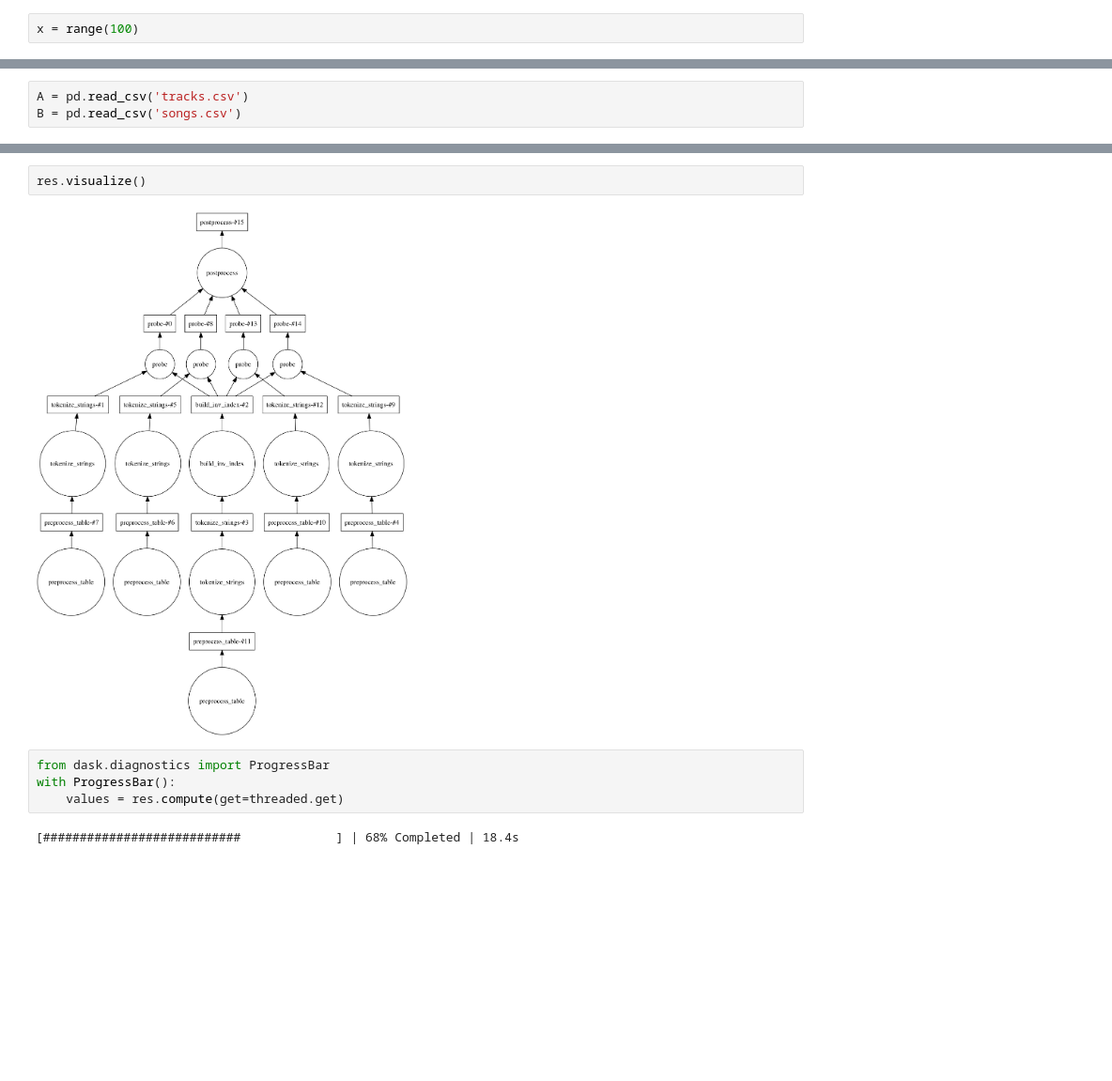
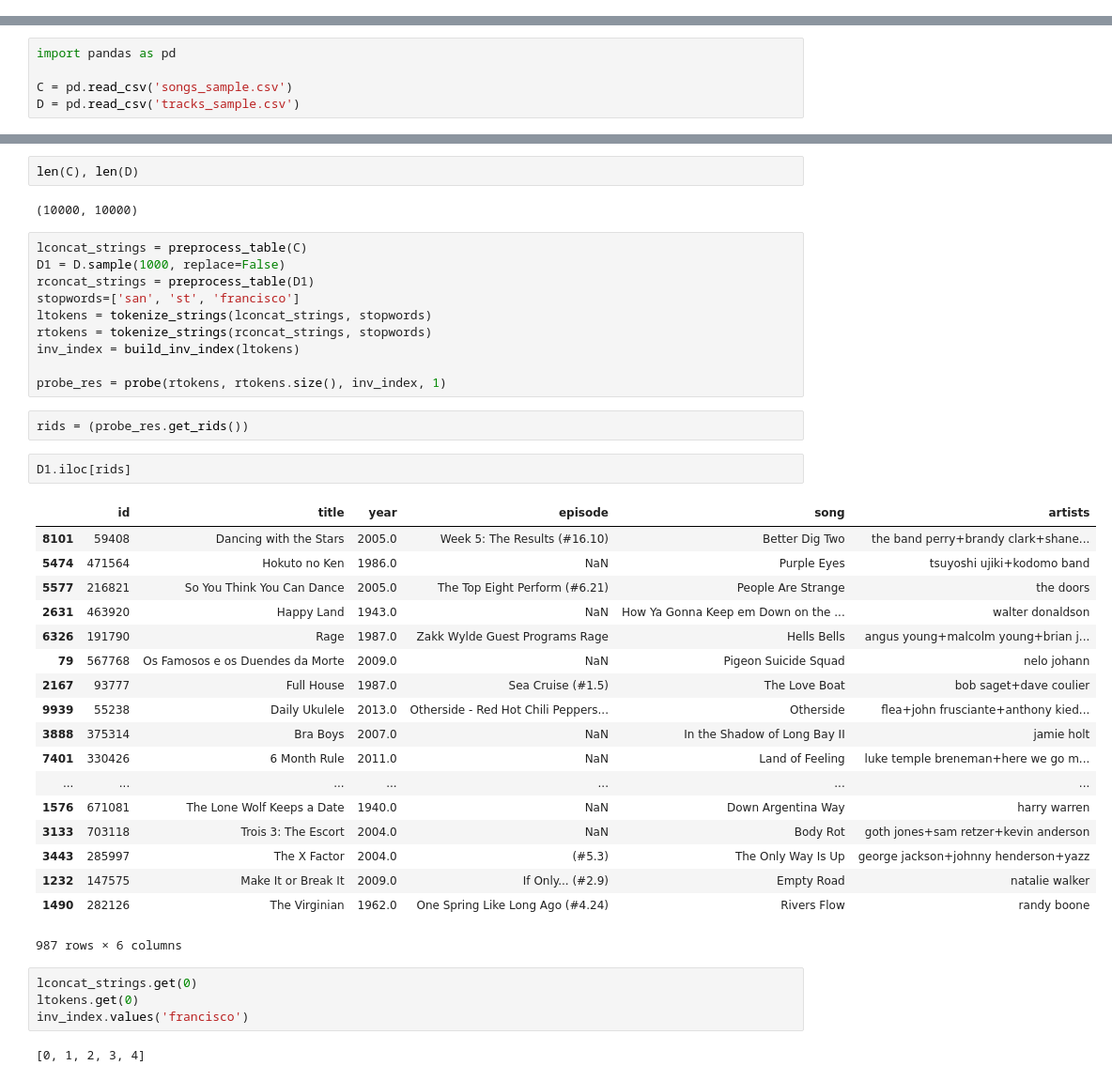
Before and after one commit to kvpradap/dmagellan, a Jupyter notebook: notebooks/mur-try4.ipynb, the cells around one changed output, grey strips where cells are left out. Shown: that part at 94% size. Drawn from its saved outputs; the diff is of its cells as text; blank space fills up the shorter version.

```diff
--- a/notebooks/mur-try4.ipynb
+++ b/notebooks/mur-try4.ipynb
@@ -121,2 +0,0 @@ def preprocess_table(dataframe):
-# %%
-x = range(100)
@@ -167,3 +256,5 @@ def downsample(ltable, rtable, sample_size, y_param, stopwords=[], n_lchunks=1,
 # %%
-A = pd.read_csv('tracks.csv')
-B = pd.read_csv('songs.csv')
+import pandas as pd
+
+C = pd.read_csv('songs_sample.csv')
+D = pd.read_csv('tracks_sample.csv')
@@ -176,10 +261,43 @@ build_inv_index: 8.29696655273e-05
-# %%
-res.visualize()
-# %% [output]
-[figure, removed]
-# %%
-from dask.diagnostics import ProgressBar
-with ProgressBar():
-    values = res.compute(get=threaded.get)
-# %% [output]
-[###########################             ] | 68% Completed | 18.4s
+# %%
+len(C), len(D)
+# %% [output]
+(10000, 10000)
+# %%
+lconcat_strings = preprocess_table(C)
+D1 = D.sample(1000, replace=False)
+rconcat_strings = preprocess_table(D1)
+stopwords=['san', 'st', 'francisco']
+ltokens = tokenize_strings(lconcat_strings, stopwords)
+rtokens = tokenize_strings(rconcat_strings, stopwords)
+inv_index = build_inv_index(ltokens)
+
+probe_res = probe(rtokens, rtokens.size(), inv_index, 1)
+# %%
+rids = (probe_res.get_rids())
+# %%
+D1.iloc[rids]
+# %% [output]
+|  | id | title | year | episode | song | artists |
+| 8101 | 59408 | Dancing with the Stars | 2005.0 | Week 5: The Results (#16.10) | Better Dig Two | the band perry+brandy clark+shane... |
+| 5474 | 471564 | Hokuto no Ken | 1986.0 | NaN | Purple Eyes | tsuyoshi ujiki+kodomo band |
+| 5577 | 216821 | So You Think You Can Dance | 2005.0 | The Top Eight Perform (#6.21) | People Are Strange | the doors |
+| 2631 | 463920 | Happy Land | 1943.0 | NaN | How Ya Gonna Keep em Down on the ... | walter donaldson |
+| 6326 | 191790 | Rage | 1987.0 | Zakk Wylde Guest Programs Rage | Hells Bells | angus young+malcolm young+brian j... |
+| 79 | 567768 | Os Famosos e os Duendes da Morte | 2009.0 | NaN | Pigeon Suicide Squad | nelo johann |
+| 2167 | 93777 | Full House | 1987.0 | Sea Cruise (#1.5) | The Love Boat | bob saget+dave coulier |
+| 9939 | 55238 | Daily Ukulele | 2013.0 | Otherside - Red Hot Chili Peppers... | Otherside | flea+john frusciante+anthony kied... |
+| 3888 | 375314 | Bra Boys | 2007.0 | NaN | In the Shadow of Long Bay II | jamie holt |
+| 7401 | 330426 | 6 Month Rule | 2011.0 | NaN | Land of Feeling | luke temple breneman+here we go m... |
+| ... | ... | ... | ... | ... | ... | ... |
+| 1576 | 671081 | The Lone Wolf Keeps a Date | 1940.0 | NaN | Down Argentina Way | harry warren |
+| 3133 | 703118 | Trois 3: The Escort | 2004.0 | NaN | Body Rot | goth jones+sam retzer+kevin anderson |
+| 3443 | 285997 | The X Factor | 2004.0 | (#5.3) | The Only Way Is Up | george jackson+johnny henderson+yazz |
+| 1232 | 147575 | Make It or Break It | 2009.0 | If Only... (#2.9) | Empty Road | natalie walker |
+| 1490 | 282126 | The Virginian | 1962.0 | One Spring Like Long Ago (#4.24) | Rivers Flow | randy boone |
+987 rows × 6 columns
+# %%
+lconcat_strings.get(0)
+ltokens.get(0)
+inv_index.values('francisco')
+# %% [output]
+[0, 1, 2, 3, 4]
```
Also changed, not shown: parts of 16 cells of this notebook, 17 other files.
